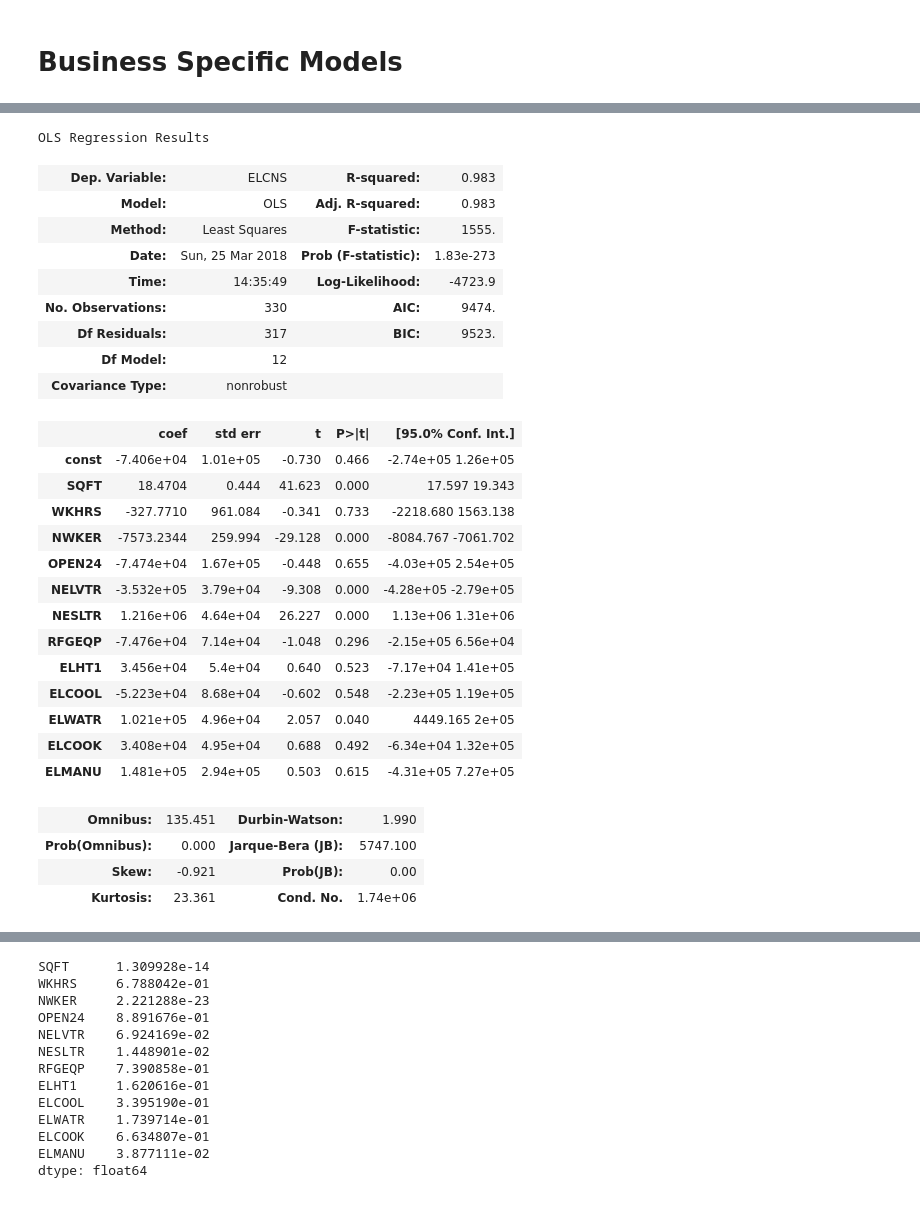
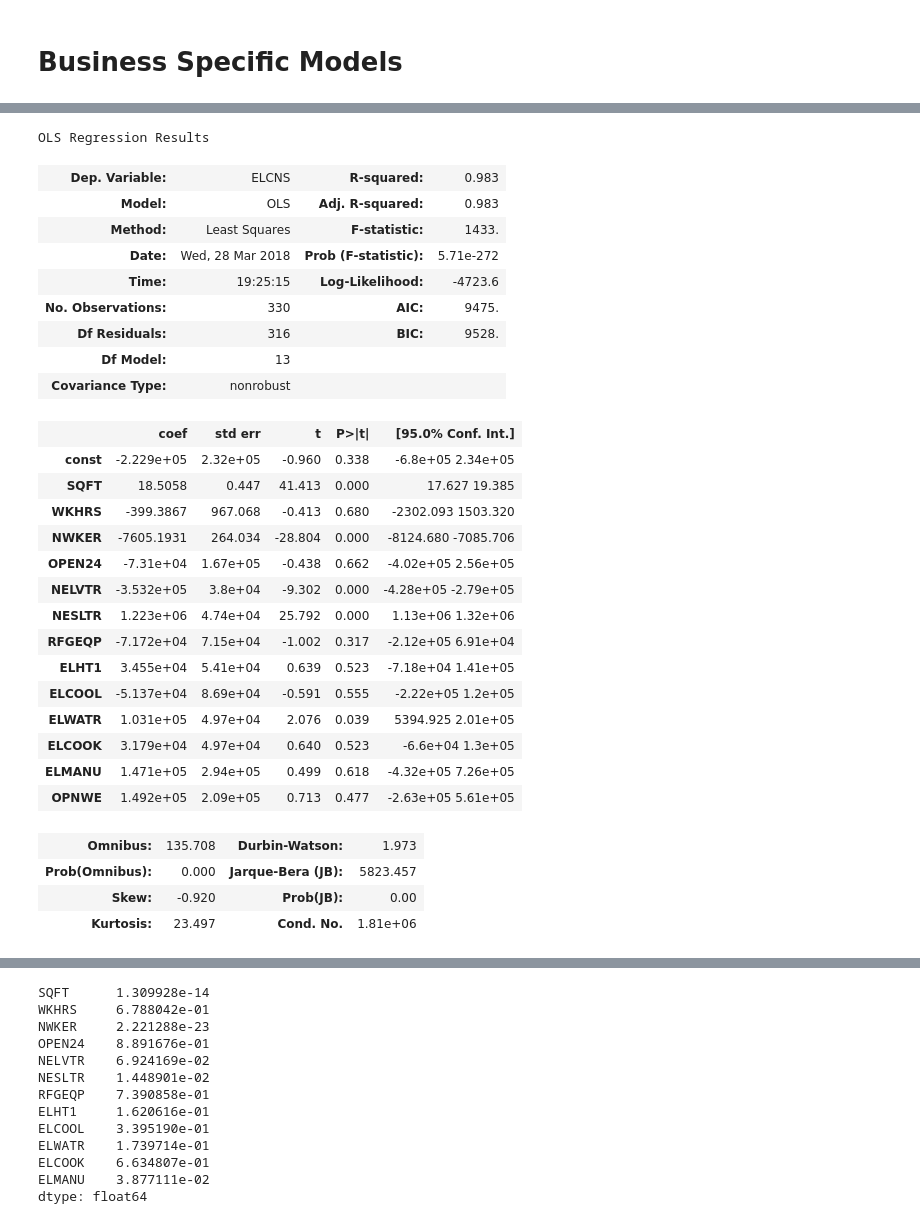
Before and after one commit to vslchumids/w210_capstone_solar, a Jupyter notebook: R/ConsumptionData/Merge_Consunption_Datasets.ipynb, the cells around one changed output, grey strips where cells are left out. Saved outputs shown, nothing was run; the diff lists cells and outputs as text; code cells hidden in the pictures.

```diff
--- a/R/ConsumptionData/Merge_Consunption_Datasets.ipynb
+++ b/R/ConsumptionData/Merge_Consunption_Datasets.ipynb
@@ -40,7 +40,7 @@ consump_03['YEAR'] = 2003
 consump_12 = pd.read_csv('2012_public_use_data_aug2016.csv')
 
 consump_12 = consump_12[['PUBID', 'REGION', 'CENDIV', 'SQFT', 'PBA','YRCON','FREESTN', 'NELVTR','NESLTR', 'GLSSPC',
-          'OPEN24', 'WKHRS', 'NWKER', 'ONEACT', 'RFGEQP', 'ELHT1', 'ELCOOL', 'ELWATR', 'ELCOOK', 'ELMANU',
+          'OPEN24', 'WKHRS', 'NWKER', 'OPNWE', 'ONEACT', 'RFGEQP', 'ELHT1', 'ELCOOL', 'ELWATR', 'ELCOOK', 'ELMANU',
           'ELCNS']]
 
 consump_12['YEAR'] = 2012
@@ -93,7 +93,7 @@ consump_all['NESLTR'] = consump_all['NESLTR'].fillna(value=0)
 consump_filtered = consump_all.loc[(consump_all['FREESTN'] == 1) & (consump_all['ONEACT'] == 1)]
 consump_filtered = consump_filtered.dropna(axis=0, how = 'any')
 
-binary_fix = ['OPEN24','RFGEQP', 'ELHT1','ELCOOL','ELWATR', 'ELCOOK', 'ELMANU']
+binary_fix = ['OPEN24','RFGEQP', 'ELHT1','ELCOOL','ELWATR', 'ELCOOK', 'ELMANU', 'OPNWE']
 for column in binary_fix:
     consump_filtered[column] = consump_filtered[column].replace(to_replace = 2, value = 0)
 
@@ -112,7 +114,7 @@ Index(['PUBID', 'REGION', 'CENDIV', 'SQFT', 'PBA', 'YRCON', 'FREESTN',
       dtype='object')
 # %%
 X = consump_filtered[['SQFT', 'WKHRS', 'NWKER','OPEN24','NELVTR', 'NESLTR','RFGEQP', 'ELHT1',
-                      'ELCOOL', 'ELWATR', 'ELCOOK', 'ELMANU']]
+                      'ELCOOL', 'ELWATR', 'ELCOOK', 'ELMANU', 'OPNWE']]
 y = consump_filtered['ELCNS']
 X = sm.add_constant(X)
 model = sm.OLS(y, X).fit()
@@ -177,7 +158,7 @@ consump_filtered.groupby('PBA_Detail').sum()
 office_df = consump_filtered.loc[consump_filtered['PBA_Detail'] == 'Office']
 
 X = office_df[['SQFT', 'WKHRS', 'NWKER','OPEN24','NELVTR', 'NESLTR','RFGEQP', 'ELHT1',
-                      'ELCOOL', 'ELWATR', 'ELCOOK', 'ELMANU']]
+                      'ELCOOL', 'ELWATR', 'ELCOOK', 'ELMANU', 'OPNWE']]
 y = office_df['ELCNS']
 X = sm.add_constant(X)
 model = sm.OLS(y, X).fit()
@@ -215,44 +197,45 @@ OLS Regression Results
 # %%
 #Food Service Model
 
 food_serve_df = consump_filtered.loc[consump_filtered['PBA_Detail'] == 'Religious worship']
 
 X = food_serve_df[['SQFT', 'WKHRS', 'NWKER','OPEN24','NELVTR', 'NESLTR','RFGEQP', 'ELHT1',
-                      'ELCOOL', 'ELWATR', 'ELCOOK', 'ELMANU']]
+                      'ELCOOL', 'ELWATR', 'ELCOOK', 'ELMANU', 'OPNWE']]
 y = food_serve_df['ELCNS']
 X = sm.add_constant(X)
 model = sm.OLS(y, X).fit()
 #predictions = model.predict(X)
 model.summary()
 # %% [output]
 OLS Regression Results
 | Dep. Variable: | ELCNS | R-squared: | 0.983 |
 | Model: | OLS | Adj. R-squared: | 0.983 |
-| Method: | Least Squares | F-statistic: | 1555. |
-| Date: | Sun, 25 Mar 2018 | Prob (F-statistic): | 1.83e-273 |
-| Time: | 14:35:49 | Log-Likelihood: | -4723.9 |
-| No. Observations: | 330 | AIC: | 9474. |
-| Df Residuals: | 317 | BIC: | 9523. |
-| Df Model: | 12 |  |  |
+| Method: | Least Squares | F-statistic: | 1433. |
+| Date: | Wed, 28 Mar 2018 | Prob (F-statistic): | 5.71e-272 |
+| Time: | 19:25:15 | Log-Likelihood: | -4723.6 |
+| No. Observations: | 330 | AIC: | 9475. |
+| Df Residuals: | 316 | BIC: | 9528. |
+| Df Model: | 13 |  |  |
 | Covariance Type: | nonrobust |  |  |
 |  | coef | std err | t | P>|t| | [95.0% Conf. Int.] |
-| const | -7.406e+04 | 1.01e+05 | -0.730 | 0.466 | -2.74e+05 1.26e+05 |
-| SQFT | 18.4704 | 0.444 | 41.623 | 0.000 | 17.597 19.343 |
-| WKHRS | -327.7710 | 961.084 | -0.341 | 0.733 | -2218.680 1563.138 |
-| NWKER | -7573.2344 | 259.994 | -29.128 | 0.000 | -8084.767 -7061.702 |
-| OPEN24 | -7.474e+04 | 1.67e+05 | -0.448 | 0.655 | -4.03e+05 2.54e+05 |
-| NELVTR | -3.532e+05 | 3.79e+04 | -9.308 | 0.000 | -4.28e+05 -2.79e+05 |
-| NESLTR | 1.216e+06 | 4.64e+04 | 26.227 | 0.000 | 1.13e+06 1.31e+06 |
-| RFGEQP | -7.476e+04 | 7.14e+04 | -1.048 | 0.296 | -2.15e+05 6.56e+04 |
-| ELHT1 | 3.456e+04 | 5.4e+04 | 0.640 | 0.523 | -7.17e+04 1.41e+05 |
-| ELCOOL | -5.223e+04 | 8.68e+04 | -0.602 | 0.548 | -2.23e+05 1.19e+05 |
-| ELWATR | 1.021e+05 | 4.96e+04 | 2.057 | 0.040 | 4449.165 2e+05 |
-| ELCOOK | 3.408e+04 | 4.95e+04 | 0.688 | 0.492 | -6.34e+04 1.32e+05 |
-| ELMANU | 1.481e+05 | 2.94e+05 | 0.503 | 0.615 | -4.31e+05 7.27e+05 |
+| const | -2.229e+05 | 2.32e+05 | -0.960 | 0.338 | -6.8e+05 2.34e+05 |
+| SQFT | 18.5058 | 0.447 | 41.413 | 0.000 | 17.627 19.385 |
+| WKHRS | -399.3867 | 967.068 | -0.413 | 0.680 | -2302.093 1503.320 |
+| NWKER | -7605.1931 | 264.034 | -28.804 | 0.000 | -8124.680 -7085.706 |
+| OPEN24 | -7.31e+04 | 1.67e+05 | -0.438 | 0.662 | -4.02e+05 2.56e+05 |
+| NELVTR | -3.532e+05 | 3.8e+04 | -9.302 | 0.000 | -4.28e+05 -2.79e+05 |
+| NESLTR | 1.223e+06 | 4.74e+04 | 25.792 | 0.000 | 1.13e+06 1.32e+06 |
+| RFGEQP | -7.172e+04 | 7.15e+04 | -1.002 | 0.317 | -2.12e+05 6.91e+04 |
+| ELHT1 | 3.455e+04 | 5.41e+04 | 0.639 | 0.523 | -7.18e+04 1.41e+05 |
+| ELCOOL | -5.137e+04 | 8.69e+04 | -0.591 | 0.555 | -2.22e+05 1.2e+05 |
+| ELWATR | 1.031e+05 | 4.97e+04 | 2.076 | 0.039 | 5394.925 2.01e+05 |
+| ELCOOK | 3.179e+04 | 4.97e+04 | 0.640 | 0.523 | -6.6e+04 1.3e+05 |
+| ELMANU | 1.471e+05 | 2.94e+05 | 0.499 | 0.618 | -4.32e+05 7.26e+05 |
+| OPNWE | 1.492e+05 | 2.09e+05 | 0.713 | 0.477 | -2.63e+05 5.61e+05 |
-| Omnibus: | 135.451 | Durbin-Watson: | 1.990 |
-| Prob(Omnibus): | 0.000 | Jarque-Bera (JB): | 5747.100 |
-| Skew: | -0.921 | Prob(JB): | 0.00 |
-| Kurtosis: | 23.361 | Cond. No. | 1.74e+06 |
+| Omnibus: | 135.708 | Durbin-Watson: | 1.973 |
+| Prob(Omnibus): | 0.000 | Jarque-Bera (JB): | 5823.457 |
+| Skew: | -0.920 | Prob(JB): | 0.00 |
+| Kurtosis: | 23.497 | Cond. No. | 1.81e+06 |
 # %%
 #Nonrefrigerated warehouse Model
 
```
Also changed, not shown: parts of 10 cells of this notebook, 4 other files.
